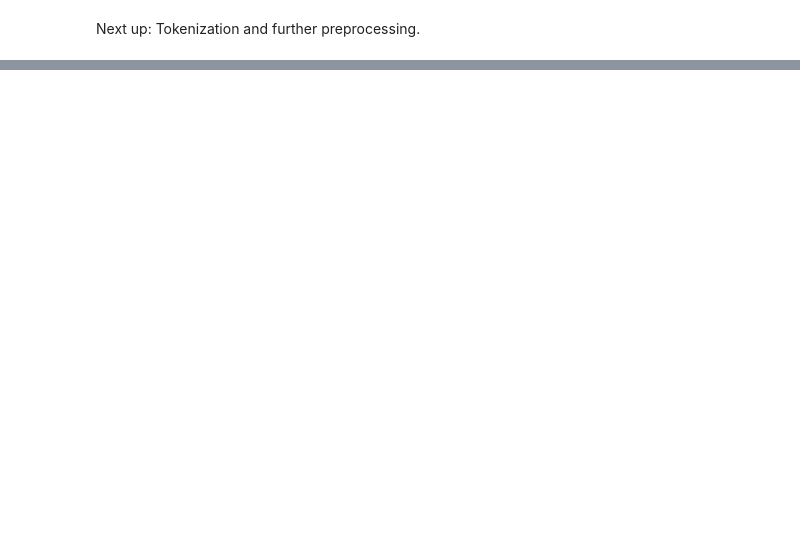
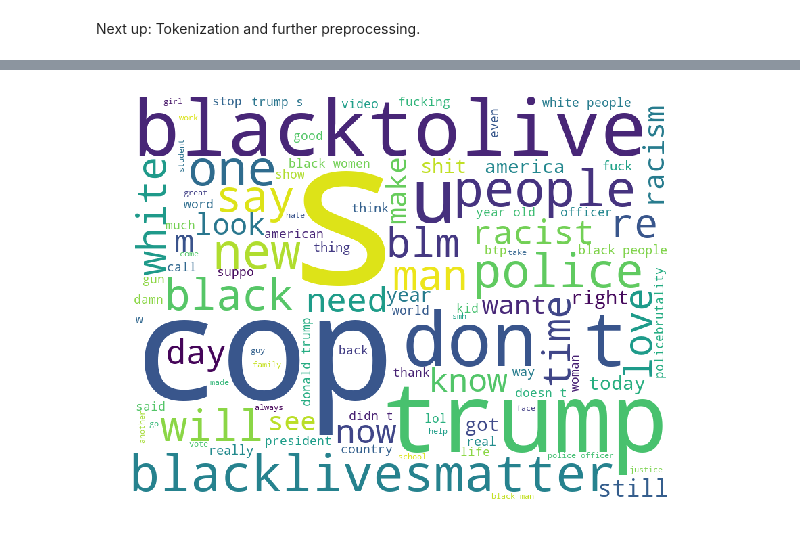
Before and after one commit to jrdmose/BGSE_Text_Mining, a Jupyter notebook: scripts/users_in_depth.ipynb, the cells around one changed output, grey strips where cells are left out. Cells and saved outputs as stored; diff of their text form; code cells hidden in the pictures; blank space fills up the shorter version.

```diff
--- a/scripts/users_in_depth.ipynb
+++ b/scripts/users_in_depth.ipynb
@@ -406,0 +600,3 @@ Next up: Tokenization and further preprocessing.
+# %%
+left_names = ["wokeluisa", "KaniJJackson", "BleepThePolice", "LaChristie", "gloed_up","Blk_Voice"]
+retweet_username[retweet_username.index.isin(left_names)]
@@ -406,0 +672,4 @@ Next up: Tokenization and further preprocessing.
+# %%
+plot_wordcloud(left_cluster)
+# %% [output]
+[figure, added]
```
Also changed, not shown: parts of 35 cells of this notebook, 1 other file.
